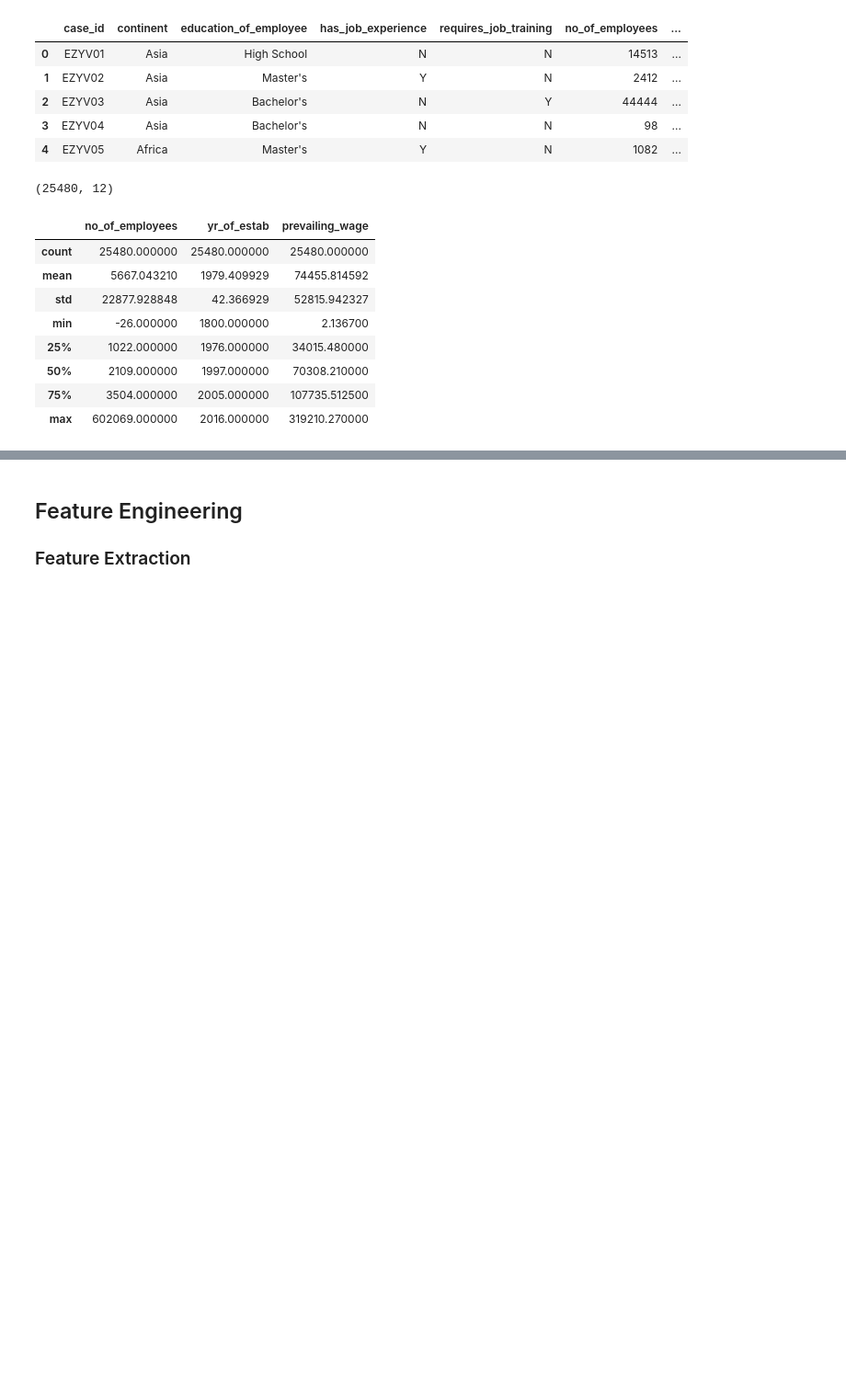
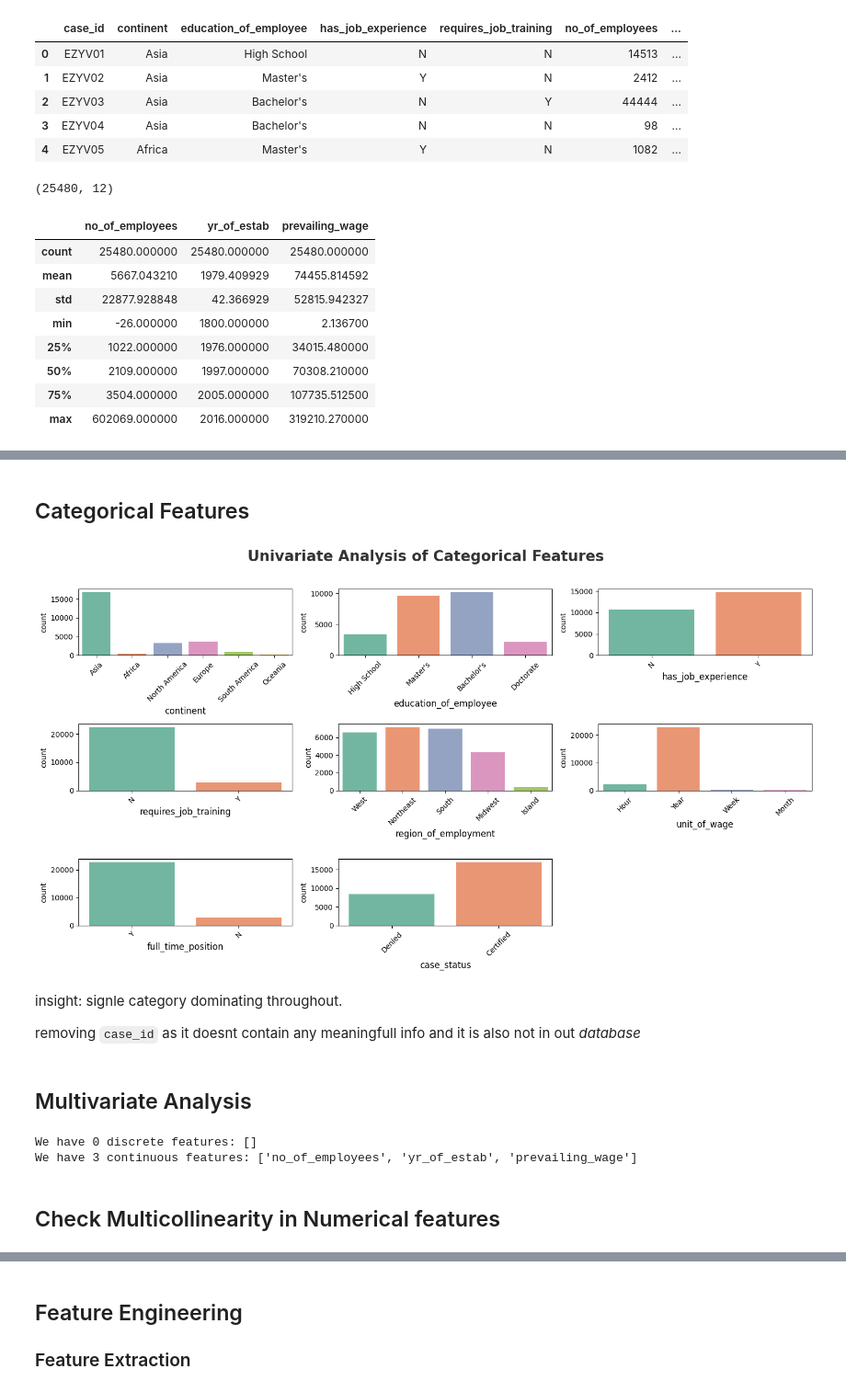
Before and after one commit to MRameezU/MLOPs_Classification_Problem, a Jupyter notebook: notebook/01_Exploratory_Data_Analysis_US_Visa.ipynb, the cells around one changed output, grey strips where cells are left out. Shown at 92% size. Saved outputs shown, nothing was run; the diff lists cells and outputs as text; code cells hidden in the pictures; blank space fills up the shorter version.

```diff
--- a/notebook/01_Exploratory_Data_Analysis_US_Visa.ipynb
+++ b/notebook/01_Exploratory_Data_Analysis_US_Visa.ipynb
@@ -82,0 +133,46 @@ Index(['continent', 'education_of_employee', 'has_job_experience',
+# %% [markdown]
+## Categorical Features
+# %%
+# Remove 'case_id' from the list of categorical features as it is not relevant for analysis
+categorical_features.remove('case_id')
+
+# Set up the figure size and the overall title for the categorical feature analysis
+plt.figure(figsize=(15, 8))  # Create a figure window with a custom size
+plt.suptitle('Univariate Analysis of Categorical Features', fontsize=20, fontweight='bold', alpha=0.8, y=1.02)  # Set the title with styling
+
+# Loop through each categorical feature to plot its count distribution
+for i in range(len(categorical_features)):
+    plt.subplot(3, 3, i + 1)  # Create a 3x3 grid for subplots, positioning each plot in a specific grid cell
+    sns.countplot(x=df[categorical_features[i]], hue=df[categorical_features[i]], palette='Set2', legend=False)  # Plot the count of each category with hue
+    plt.xlabel(categorical_features[i], fontsize=12)  # Set the x-axis label with appropriate feature name and font size
+    plt.xticks(rotation=45)  # Rotate x-axis labels for better readability if the category names are long
+
+    plt.tight_layout()  # Ensure proper spacing between subplots to avoid overlap
+
+# Display the plots
+plt.show()
+# %% [output]
+[figure, added]
+# %% [markdown]
+insight: signle category dominating throughout.
+
+removing `case_id` as it doesnt contain any meaningfull info and it is also not in out *database*
+# %% [markdown]
+## Multivariate Analysis
+# %%
+# Identify discrete features (numeric features with 25 or fewer unique values)
+discrete_features = [feature for feature in numeric_features if len(df[feature].unique()) <= 25]
+
+# Identify continuous features (numeric features with more than 25 unique values)
+continuous_features = [feature for feature in numeric_features if len(df[feature].unique()) > 25]
+
+# Print the count and names of discrete features
+print(f'We have {len(discrete_features)} discrete features: {discrete_features}')
+
+# Print the count and names of continuous features
+print(f'We have {len(continuous_features)} continuous features: {continuous_features}')
+# %% [output]
+We have 0 discrete features: []
+We have 3 continuous features: ['no_of_employees', 'yr_of_estab', 'prevailing_wage']
+# %% [markdown]
+## Check Multicollinearity in Numerical features
```
Also changed, not shown: parts of 52 cells of this notebook.
